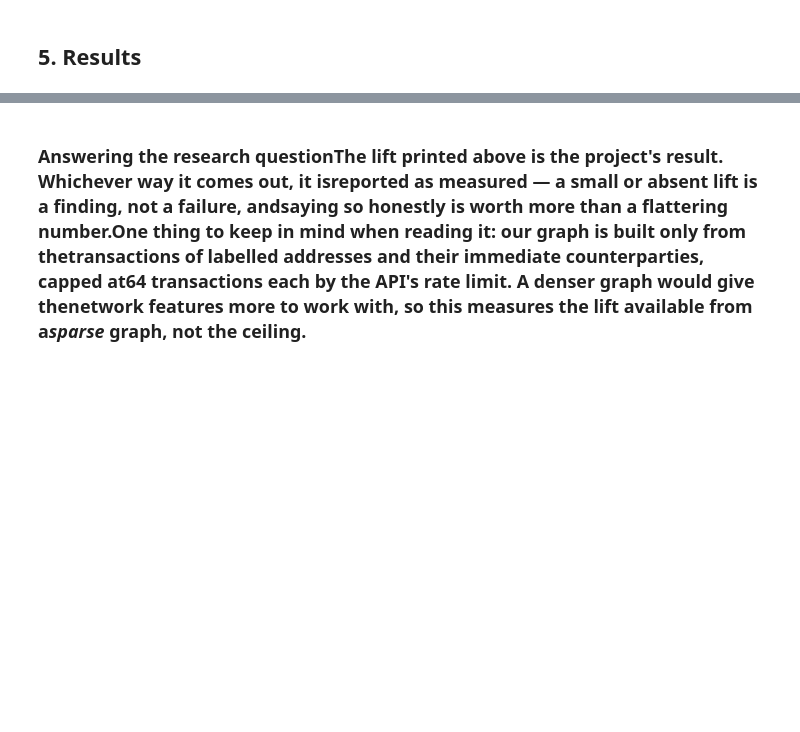
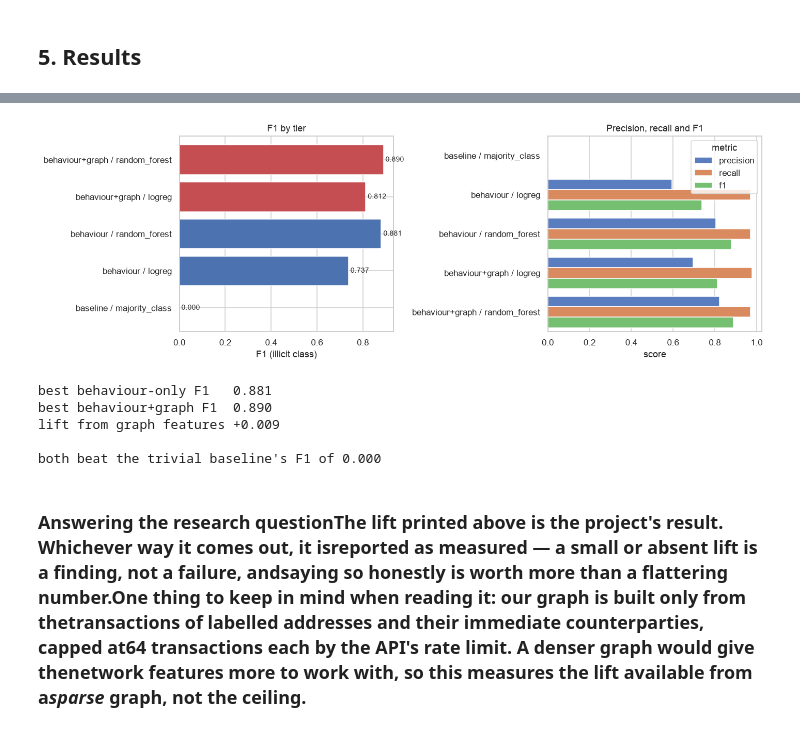
Before and after one commit to SanskritiAcharya/eth-illicit-detection, a Jupyter notebook: notebooks/02_modeling.ipynb, the cells around one changed output, grey strips where cells are left out. Cells and saved outputs as stored; diff of their text form; code cells hidden in the pictures; blank space fills up the shorter version.

```diff
--- a/notebooks/02_modeling.ipynb
+++ b/notebooks/02_modeling.ipynb
@@ -19,2 +131,5 @@ An F1 of 0 against an accuracy near 0.77, from a model that has learned nothing
 # %%
-tier2, fitted2 = run_tier("behaviour", BEHAVIOUR_FEATURES, train, test)for row in tier2:    print(f"{row['model']:<32} F1 {row['f1']:.3f}  PR-AUC {row['pr_auc']:.3f}  "          f"(CV F1 {row['cv_f1']:.3f})  {row['best_params']}")
+tier2, fitted2 = run_tier("behaviour", BEHAVIOUR_FEATURES, train, test)
+for row in tier2:
+    print(f"{row['model']:<32} F1 {row['f1']:.3f}  PR-AUC {row['pr_auc']:.3f}  "
+          f"(CV F1 {row['cv_f1']:.3f})  {row['best_params']}")
@@ -21,2 +139,6 @@ tier2, fitted2 = run_tier("behaviour", BEHAVIOUR_FEATURES, train, test)for row i
 # %%
-combined = BEHAVIOUR_FEATURES + GRAPH_FEATUREStier3, fitted3 = run_tier("behaviour+graph", combined, train, test)for row in tier3:    print(f"{row['model']:<32} F1 {row['f1']:.3f}  PR-AUC {row['pr_auc']:.3f}  "          f"(CV F1 {row['cv_f1']:.3f})  {row['best_params']}")
+combined = BEHAVIOUR_FEATURES + GRAPH_FEATURES
+tier3, fitted3 = run_tier("behaviour+graph", combined, train, test)
+for row in tier3:
+    print(f"{row['model']:<32} F1 {row['f1']:.3f}  PR-AUC {row['pr_auc']:.3f}  "
+          f"(CV F1 {row['cv_f1']:.3f})  {row['best_params']}")
@@ -23,4 +148,11 @@ combined = BEHAVIOUR_FEATURES + GRAPH_FEATUREStier3, fitted3 = run_tier("behavio
 # %% [markdown]
 ## 5. Results
 # %%
-baseline_row = {**baseline, "tier": "baseline", "model": "baseline / majority_class",                "cv_f1": np.nan}results = pd.DataFrame([baseline_row] + tier2 + tier3)table = results[["model", "accuracy", "precision", "recall", "f1", "pr_auc", "roc_auc"]].round(3)display(table)results.to_csv(ROOT / "reports" / "metrics.csv", index=False)
+baseline_row = {**baseline, "tier": "baseline", "model": "baseline / majority_class",
+                "cv_f1": np.nan}
+results = pd.DataFrame([baseline_row] + tier2 + tier3)
+
+table = results[["model", "accuracy", "precision", "recall", "f1", "pr_auc", "roc_auc"]].round(3)
+display(table)
+
+results.to_csv(ROOT / "reports" / "metrics.csv", index=False)
@@ -27,7 +166,45 @@ baseline_row = {**baseline, "tier": "baseline", "model": "baseline / majority_cl
 # %%
-fig, axes = plt.subplots(1, 2, figsize=(13, 4.5))order = results["model"].tolist()colours = ["#8c8c8c" if "majority" in m else "#4c72b0" if "behaviour /" in m else "#c44e52"           for m in order]axes[0].barh(order, results["f1"], color=colours)axes[0].set_xlabel("F1 (illicit class)")axes[0].set_title("F1 by tier")for i, v in enumerate(results["f1"]):    axes[0].text(v, i, f" {v:.3f}", va="center", fontsize=9)metrics_long = results.melt(    id_vars="model", value_vars=["precision", "recall", "f1"],    var_name="metric", value_name="score",)sns.barplot(data=metrics_long, y="model", x="score", hue="metric", ax=axes[1])axes[1].set_title("Precision, recall and F1")axes[1].set_ylabel("")plt.tight_layout()plt.savefig(FIGURES / "model_comparison.png", bbox_inches="tight")plt.show()
+fig, axes = plt.subplots(1, 2, figsize=(13, 4.5))
+
+order = results["model"].tolist()
+colours = ["#8c8c8c" if "majority" in m else "#4c72b0" if "behaviour /" in m else "#c44e52"
+           for m in order]
+
+axes[0].barh(order, results["f1"], color=colours)
+axes[0].set_xlabel("F1 (illicit class)")
+axes[0].set_title("F1 by tier")
+for i, v in enumerate(results["f1"]):
+    axes[0].text(v, i, f" {v:.3f}", va="center", fontsize=9)
+
+metrics_long = results.melt(
+    id_vars="model", value_vars=["precision", "recall", "f1"],
+    var_name="metric", value_name="score",
+)
+sns.barplot(data=metrics_long, y="model", x="score", hue="metric", ax=axes[1])
+axes[1].set_title("Precision, recall and F1")
+axes[1].set_ylabel("")
+
+plt.tight_layout()
+plt.savefig(FIGURES / "model_comparison.png", bbox_inches="tight")
+plt.show()
+# %% [output]
+[figure, added]
 # %%
-best_behaviour = max(r["f1"] for r in tier2)best_combined = max(r["f1"] for r in tier3)lift = best_combined - best_behaviourprint(f"best behaviour-only F1   {best_behaviour:.3f}")print(f"best behaviour+graph F1  {best_combined:.3f}")print(f"lift from graph features {lift:+.3f}")print()print(f"both beat the trivial baseline's F1 of {baseline['f1']:.3f}")
+best_behaviour = max(r["f1"] for r in tier2)
+best_combined = max(r["f1"] for r in tier3)
+lift = best_combined - best_behaviour
+
+print(f"best behaviour-only F1   {best_behaviour:.3f}")
+print(f"best behaviour+graph F1  {best_combined:.3f}")
+print(f"lift from graph features {lift:+.3f}")
+print()
+print(f"both beat the trivial baseline's F1 of {baseline['f1']:.3f}")
+# %% [output]
+best behaviour-only F1   0.881
+best behaviour+graph F1  0.890
+lift from graph features +0.009
+
+both beat the trivial baseline's F1 of 0.000
 # %% [markdown]
 ### Answering the research questionThe lift printed above is the project's result. Whichever way it comes out, it isreported as measured — a small or absent lift is a finding, not a failure, andsaying so honestly is worth more than a flattering number.One thing to keep in mind when reading it: our graph is built only from thetransactions of labelled addresses and their immediate counterparties, capped at64 transactions each by the API's rate limit. A denser graph would give thenetwork features more to work with, so this measures the lift available from a*sparse* graph, not the ceiling.
 # %% [markdown]
```
Also changed, not shown: parts of 21 cells of this notebook, 9 other files.
